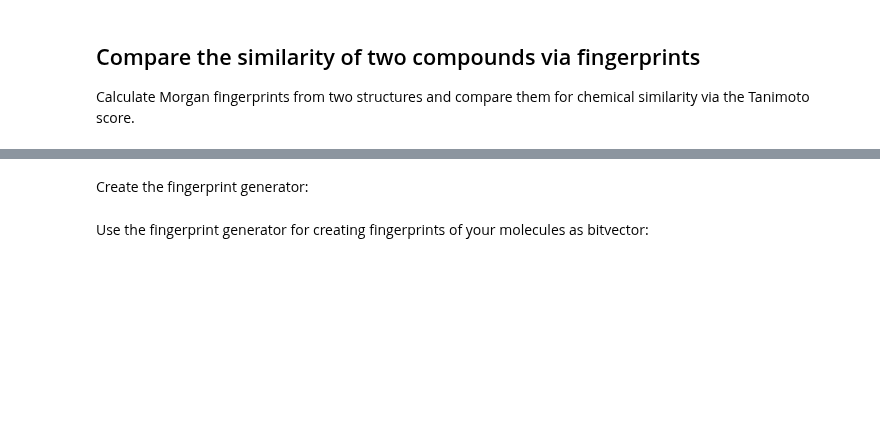
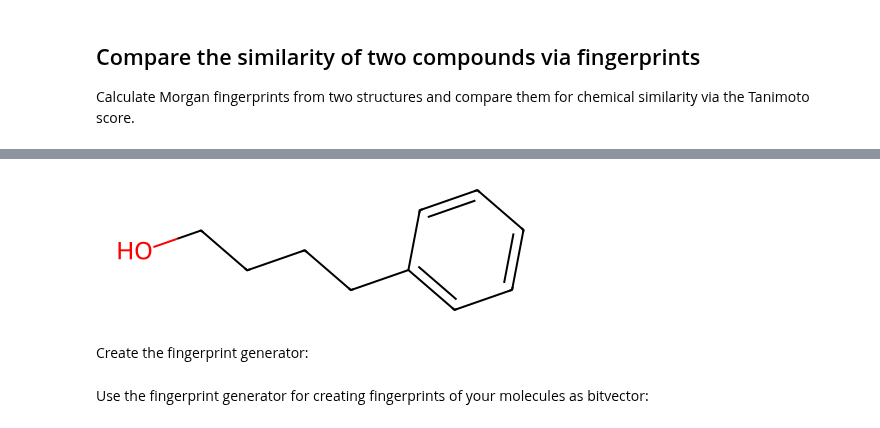
Before and after one commit to MarcZaiser/ChemicalDataScience103_Fork_Zaiser_Marc, a Jupyter notebook: lectures/session12/materials/fingerprints.ipynb, the cells around one changed output, grey strips where cells are left out. Drawn from its saved outputs; the diff is of its cells as text; code cells hidden in the pictures; blank space fills up the shorter version.

```diff
--- a/lectures/session12/materials/fingerprints.ipynb
+++ b/lectures/session12/materials/fingerprints.ipynb
@@ -11,3 +15,7 @@ mol2 = Chem.MolFromSmiles("c1ccccc1CCCCO")
+# %%
+mol2
+# %% [output]
+[figure, added]
 # %% [markdown]
 Create the fingerprint generator:
 # %%
```
Also changed, not shown: parts of 3 cells of this notebook, 3 other files.
